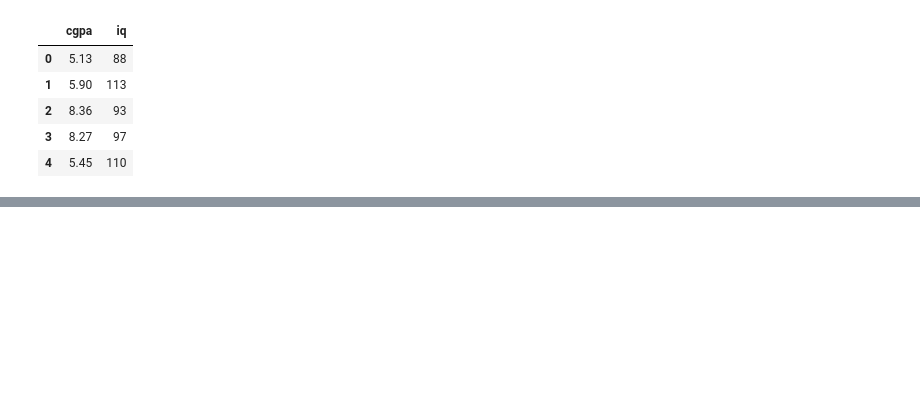
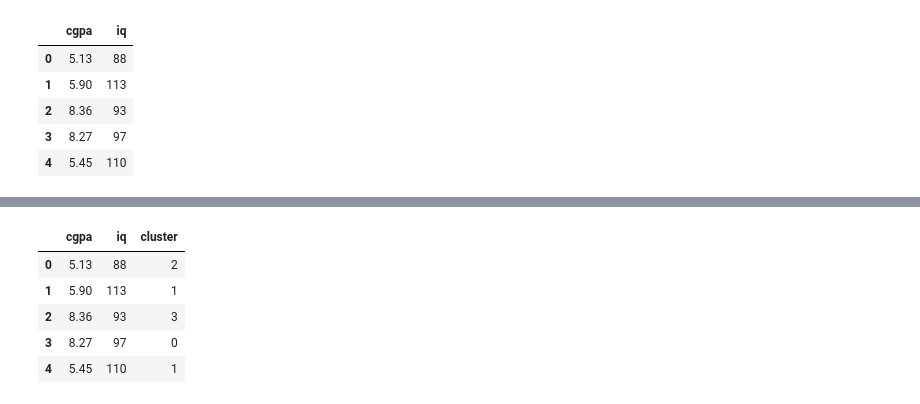
Before and after one commit to ISHASAEED/isha, a Jupyter notebook: Copy_of_Welcome_To_Colaboratory.ipynb, the cells around one changed output, grey strips where cells are left out. Saved outputs shown, nothing was run; the diff lists cells and outputs as text; code cells hidden in the pictures; blank space fills up the shorter version.

```diff
--- a/Copy_of_Welcome_To_Colaboratory.ipynb
+++ b/Copy_of_Welcome_To_Colaboratory.ipynb
@@ -236,0 +183,10 @@ df.head()
+# %%
+df['cluster'] = y_predicted
+df.head()
+# %% [output]
+|  | cgpa | iq | cluster |
+| 0 | 5.13 | 88 | 2 |
+| 1 | 5.90 | 113 | 1 |
+| 2 | 8.36 | 93 | 3 |
+| 3 | 8.27 | 97 | 0 |
+| 4 | 5.45 | 110 | 1 |
```
Also changed, not shown: parts of 13 cells of this notebook.
